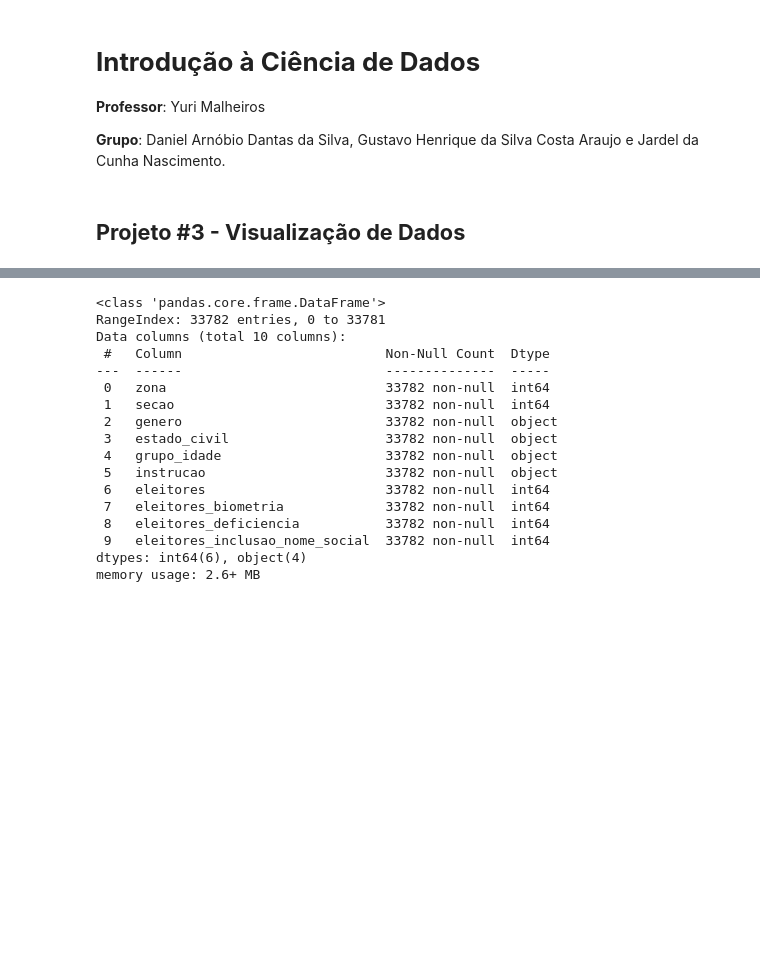
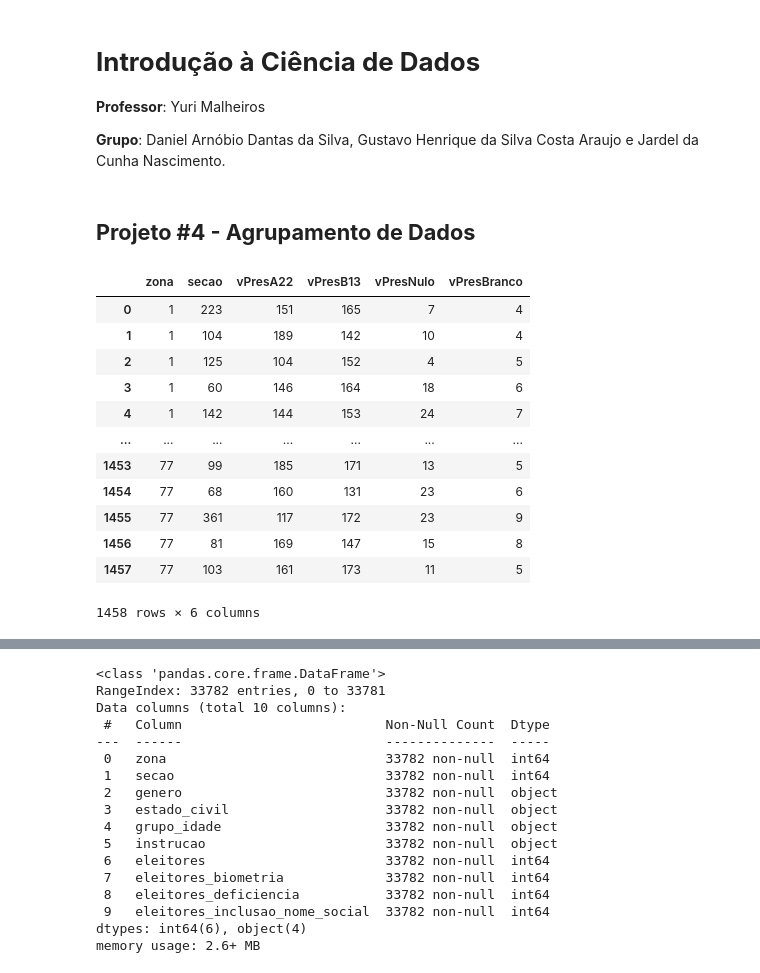
Before and after one commit to NigGusta/ICD-Projeto-Final, a Jupyter notebook: agrupamento_perfil_eleitorado.ipynb, the cells around one changed output, grey strips where cells are left out. Saved outputs shown, nothing was run; the diff lists cells and outputs as text; code cells hidden in the pictures; blank space fills up the shorter version.

```diff
--- a/agrupamento_perfil_eleitorado.ipynb
+++ b/agrupamento_perfil_eleitorado.ipynb
@@ -5,11 +5,28 @@
 
 **Grupo**: Daniel Arnóbio Dantas da Silva, Gustavo Henrique da Silva Costa Araujo e Jardel da Cunha Nascimento.
 # %% [markdown]
-## **Projeto #3 - Visualização de Dados**
+## **Projeto #4 - Agrupamento de Dados**
 # %%
 import pandas as pd
 import seaborn as sns
 import matplotlib.pyplot as plt
 sns.set_theme()
 # %%
-resultados_secao = pd.read_csv('C:\ICD-Projeto-Final\csv\resultados_2T.csv')
+resultados_secao = pd.read_csv('https://raw.githubusercontent.com/NigGusta/ICD-Projeto-Final/main/csv/resultados_2T.csv')
+colunas = ['zona', 'secao', 'vPresA22', 'vPresB13', 'vPresNulo', 'vPresBranco']
+resultados_secao = resultados_secao[colunas]
+resultados_secao
+# %% [output]
+|  | zona | secao | vPresA22 | vPresB13 | vPresNulo | vPresBranco |
+| 0 | 1 | 223 | 151 | 165 | 7 | 4 |
+| 1 | 1 | 104 | 189 | 142 | 10 | 4 |
+| 2 | 1 | 125 | 104 | 152 | 4 | 5 |
+| 3 | 1 | 60 | 146 | 164 | 18 | 6 |
+| 4 | 1 | 142 | 144 | 153 | 24 | 7 |
+| ... | ... | ... | ... | ... | ... | ... |
+| 1453 | 77 | 99 | 185 | 171 | 13 | 5 |
+| 1454 | 77 | 68 | 160 | 131 | 23 | 6 |
+| 1455 | 77 | 361 | 117 | 172 | 23 | 9 |
+| 1456 | 77 | 81 | 169 | 147 | 15 | 8 |
+| 1457 | 77 | 103 | 161 | 173 | 11 | 5 |
+1458 rows × 6 columns
```
Also changed, not shown: parts of 3 cells of this notebook, 1 other file.
